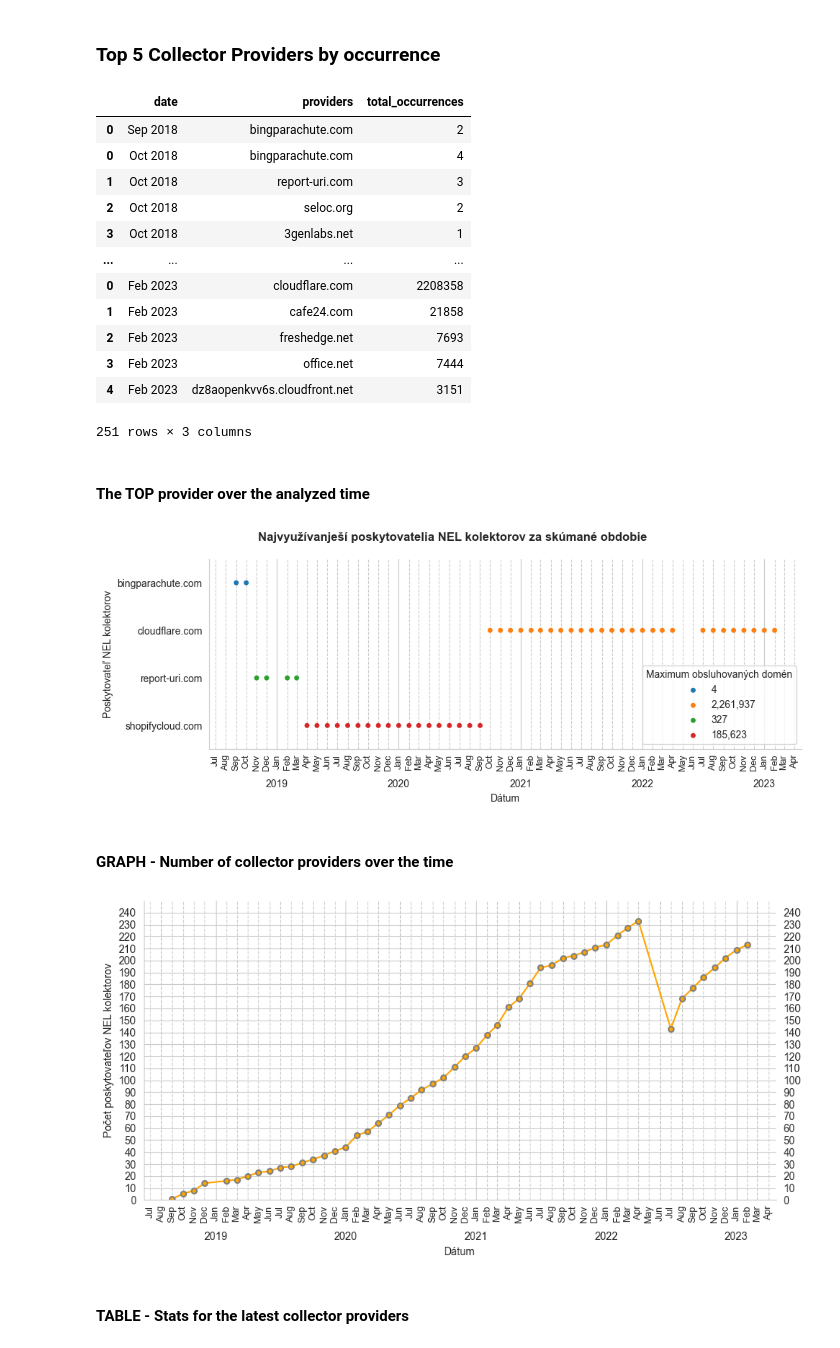
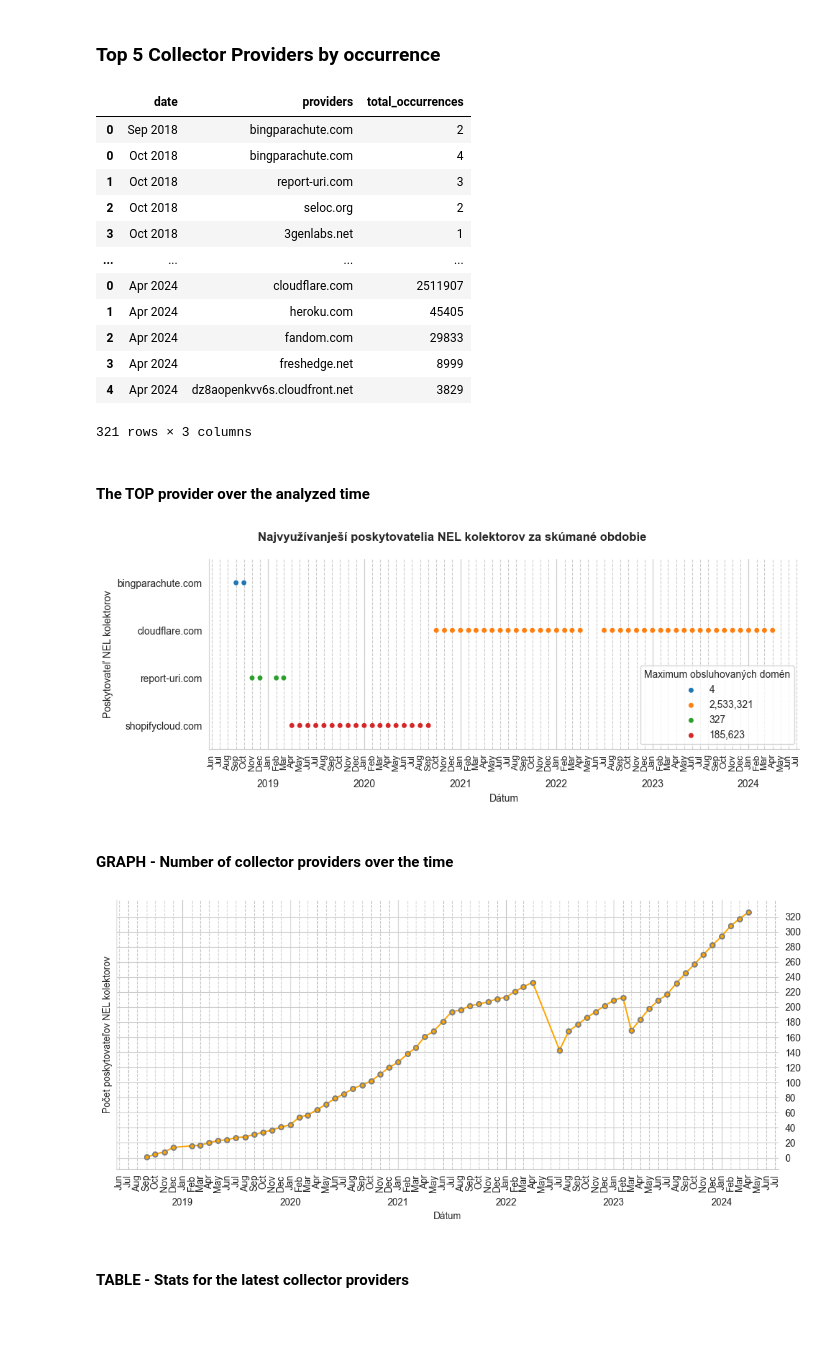
Before and after one commit to JurikMatej/IBP-NEL-Analysis-Scripts, a Jupyter notebook: results/httparchive_nel_collector_provider_usage.ipynb, the cells around one changed output. Drawn from its saved outputs; the diff is of its cells as text; code cells hidden in the pictures.

Commit message:
Finish collector provider metrics visualizations

```diff
--- a/results/httparchive_nel_collector_provider_usage.ipynb
+++ b/results/httparchive_nel_collector_provider_usage.ipynb
@@ -16,8 +16,8 @@ dates_to_visualize = [
     "2020-01", "2020-02", "2020-03", "2020-04", "2020-05", "2020-06", "2020-07", "2020-08", "2020-09", "2020-10", "2020-11", "2020-12",
     "2021-01", "2021-02", "2021-03", "2021-04", "2021-05", "2021-06", "2021-07", "2021-08", "2021-09", "2021-10", "2021-11", "2021-12",
     "2022-01", "2022-02", "2022-03", "2022-04", "2022-05", "2022-06", "2022-07", "2022-08", "2022-09", "2022-10", "2022-11", "2022-12",
-    "2023-01", "2023-02",
-    # "2024-02",
+    "2023-01", "2023-02", "2023-03", "2023-04", "2023-05", "2023-06", "2023-07", "2023-08", "2023-09", "2023-10", "2023-11", "2023-12",
+    "2024-01", "2024-02", "2024-03", "2024-04",
 ]
 # %%
 available_data_files = list(Path("../data/httparchive_metrics/nel_collector_provider_usage").glob("*.parquet"))
@@ -161,12 +161,12 @@ top_5_data
 | 2 | Oct 2018 | seloc.org | 2 |
 | 3 | Oct 2018 | 3genlabs.net | 1 |
 | ... | ... | ... | ... |
-| 0 | Feb 2023 | cloudflare.com | 2208358 |
-| 1 | Feb 2023 | cafe24.com | 21858 |
-| 2 | Feb 2023 | freshedge.net | 7693 |
-| 3 | Feb 2023 | office.net | 7444 |
-| 4 | Feb 2023 | dz8aopenkvv6s.cloudfront.net | 3151 |
+| 0 | Apr 2024 | cloudflare.com | 2511907 |
+| 1 | Apr 2024 | heroku.com | 45405 |
+| 2 | Apr 2024 | fandom.com | 29833 |
+| 3 | Apr 2024 | freshedge.net | 8999 |
+| 4 | Apr 2024 | dz8aopenkvv6s.cloudfront.net | 3829 |
-251 rows × 3 columns
+321 rows × 3 columns
 # %% [markdown]
 #### The TOP provider over the analyzed time
 # %%
@@ -206,7 +206,7 @@ ax.set(xlabel='Dátum', ylabel='Poskytovateľ NEL kolektorov')
 plt.tight_layout()
 plt.savefig('graphs/httparchive_nel_collector_provider_top_1_over_time.pdf')
 # %% [output]
-[figure, old version]
+[figure, new version]
 # %% [markdown]
 #### GRAPH - Number of collector providers over the time
 # %%
@@ -220,42 +220,41 @@ to_plot = to_plot.sort_values(by=['date_fmt'])
 to_plot.reset_index(inplace=True)
 to_plot = to_plot.reindex(columns=['date_fmt', 'pcount'])
 
-g = sns.relplot(to_plot, x='date_fmt', y='pcount', kind='line', color='orange', height=5, aspect=1.9)
+g = sns.relplot(to_plot, x='date_fmt', y='pcount', kind='line', color='orange', height=5, aspect=2.1)
 ax = g.axes[0][0]
 
 ax.yaxis.get_major_formatter().set_scientific(False)
 ax.yaxis.get_major_formatter().set_useOffset(False)
 
 ax.xaxis.remove_overlapping_locs = False
 years = mdates.YearLocator()
 ax.xaxis.set_major_locator(years)
 ax.xaxis.set_major_formatter(mdates.DateFormatter("\n\n%Y"))
 
 months = mdates.MonthLocator(interval=1)
 months_fmt = mdates.DateFormatter('%b')
 ax.xaxis.set_minor_locator(months)
 ax.xaxis.set_minor_formatter(months_fmt)
 
-ax.tick_params(axis='x', which="minor", rotation=90, labelsize=9)
+ax.tick_params(axis='x', which="minor", rotation=90, labelsize=10)
 
 
 ax.set(xlabel='Dátum', ylabel='Počet poskytovateľov NEL kolektorov')
 
 plt.grid(True, which='minor', linestyle='--',)
-ax.set(ylim = (0,250))
 
-ax.yaxis.set_major_locator(ticker.FixedLocator(np.arange(0, 250, 10)))
-ax.tick_params(labelright=True)
+ax.yaxis.set_major_locator(ticker.FixedLocator(np.arange(0, 340, 20)))
+ax.tick_params(labelleft=False, labelright=True)
 
 ax.lines[0].set_marker('.')
 ax.lines[0].set_markersize(10)
 ax.lines[0].set_markeredgecolor('gray')
 ax.lines[0].set_markeredgewidth(1.5)
 
 plt.tight_layout()
 plt.savefig('graphs/httparchive_nel_collector_provider_count.pdf')
 # %% [output]
-[figure, old version]
+[figure, new version]
 # %% [markdown]
 #### TABLE - Stats for the latest collector providers
 # %%
```
Also changed, not shown: parts of 8 cells of this notebook, 4 other files.
